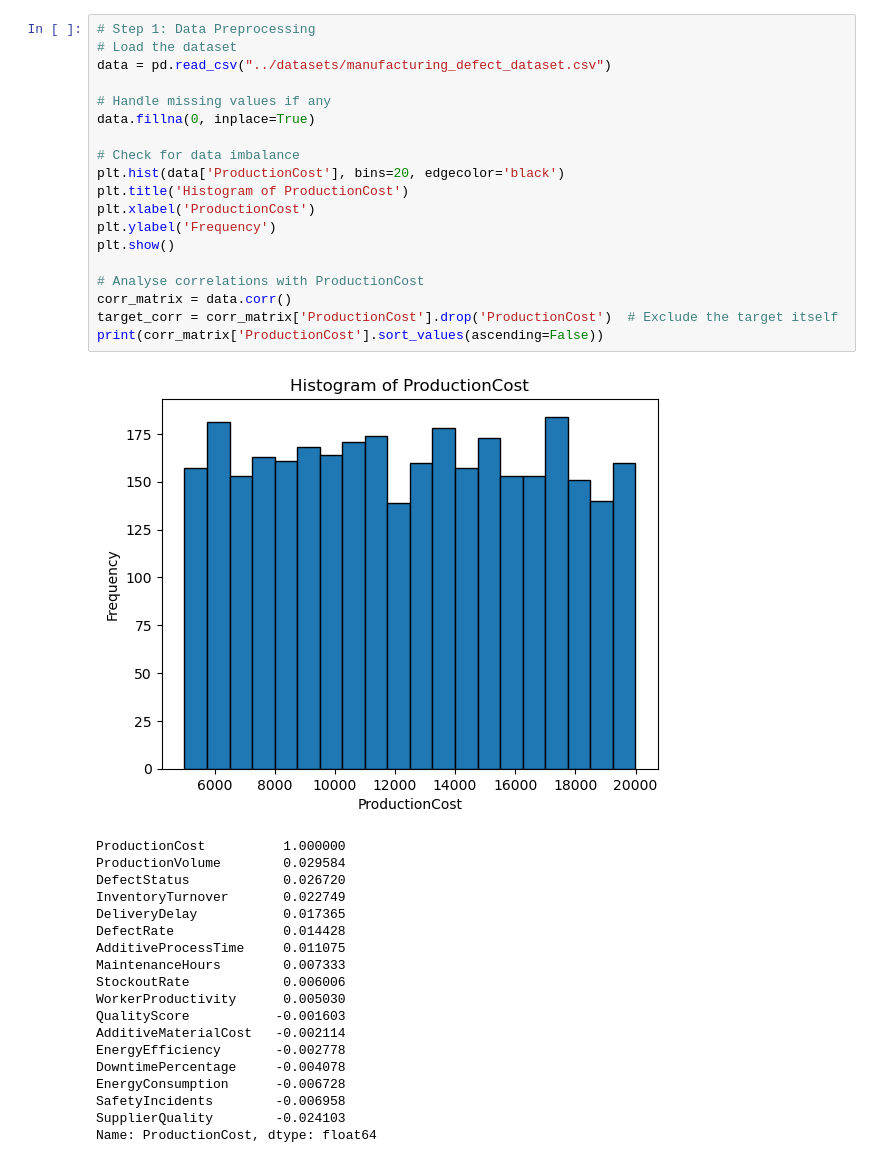
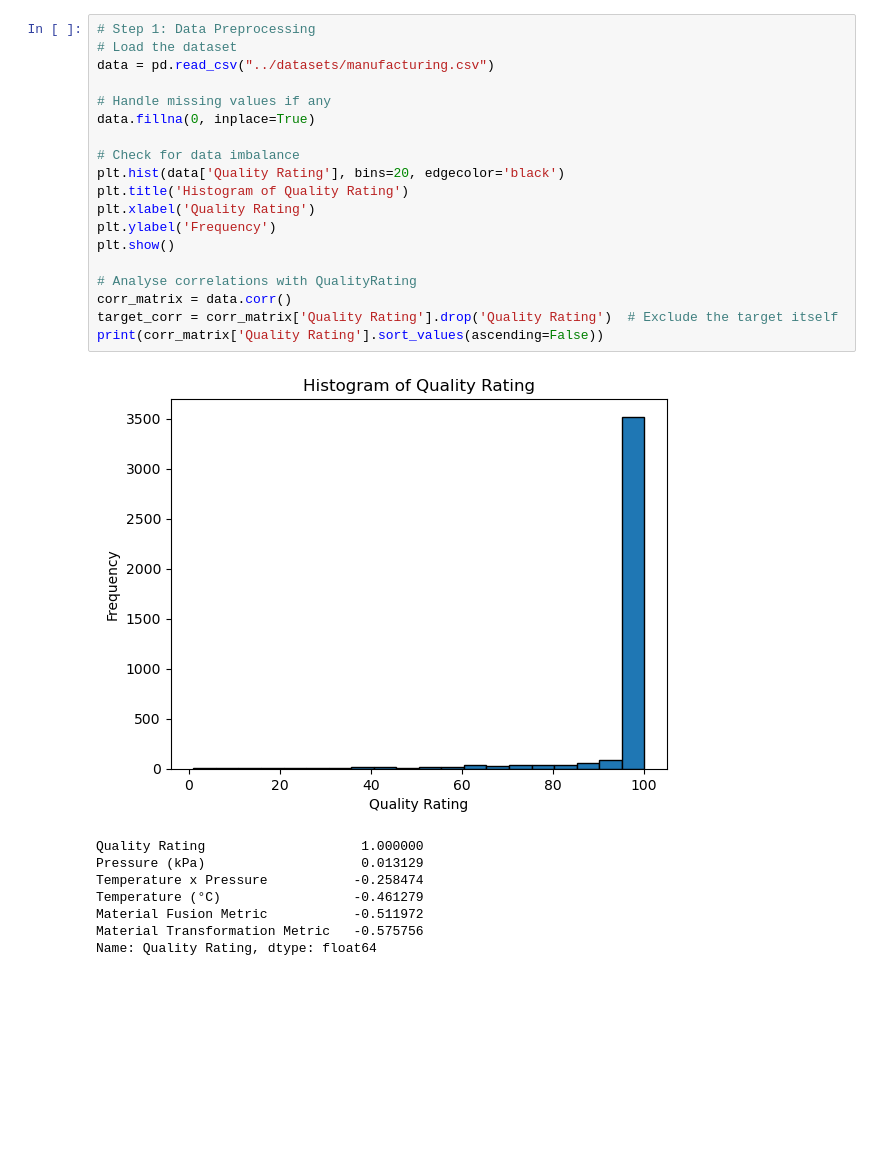
Before and after one commit to JustinMorera/Fully-Homomorphically-Encrypted-Linear-Regression-Inferencing, a Jupyter notebook: Python/PlaintextModel.ipynb, the cells around one changed output. Cells and saved outputs as stored; diff of their text form; blank space fills up the shorter version.

```diff
--- a/Python/PlaintextModel.ipynb
+++ b/Python/PlaintextModel.ipynb
@@ -12,41 +9,30 @@ import matplotlib.pyplot as plt
 # %%
 # Step 1: Data Preprocessing
 # Load the dataset
-data = pd.read_csv("../datasets/manufacturing_defect_dataset.csv")
+data = pd.read_csv("../datasets/manufacturing.csv")
 
 # Handle missing values if any
 data.fillna(0, inplace=True)
 
 # Check for data imbalance
-plt.hist(data['ProductionCost'], bins=20, edgecolor='black')
-plt.title('Histogram of ProductionCost')
-plt.xlabel('ProductionCost')
+plt.hist(data['Quality Rating'], bins=20, edgecolor='black')
+plt.title('Histogram of Quality Rating')
+plt.xlabel('Quality Rating')
 plt.ylabel('Frequency')
 plt.show()
 
-# Analyse correlations with ProductionCost
+# Analyse correlations with QualityRating
 corr_matrix = data.corr()
-target_corr = corr_matrix['ProductionCost'].drop('ProductionCost')  # Exclude the target itself
-print(corr_matrix['ProductionCost'].sort_values(ascending=False))
+target_corr = corr_matrix['Quality Rating'].drop('Quality Rating')  # Exclude the target itself
+print(corr_matrix['Quality Rating'].sort_values(ascending=False))
 # %% [output]
-[figure, old version]
+[figure, new version]
-ProductionCost          1.000000
-ProductionVolume        0.029584
-DefectStatus            0.026720
-InventoryTurnover       0.022749
-DeliveryDelay           0.017365
-DefectRate              0.014428
-AdditiveProcessTime     0.011075
-MaintenanceHours        0.007333
-StockoutRate            0.006006
-WorkerProductivity      0.005030
-QualityScore           -0.001603
-AdditiveMaterialCost   -0.002114
-EnergyEfficiency       -0.002778
-DowntimePercentage     -0.004078
-EnergyConsumption      -0.006728
-SafetyIncidents        -0.006958
-SupplierQuality        -0.024103
-Name: ProductionCost, dtype: float64
+Quality Rating                    1.000000
+Pressure (kPa)                    0.013129
+Temperature x Pressure           -0.258474
+Temperature (°C)                 -0.461279
+Material Fusion Metric           -0.511972
+Material Transformation Metric   -0.575756
+Name: Quality Rating, dtype: float64
 # %%
 # Step 2: Feature Selection
```
Also changed, not shown: parts of 13 cells of this notebook, 1 other file.
